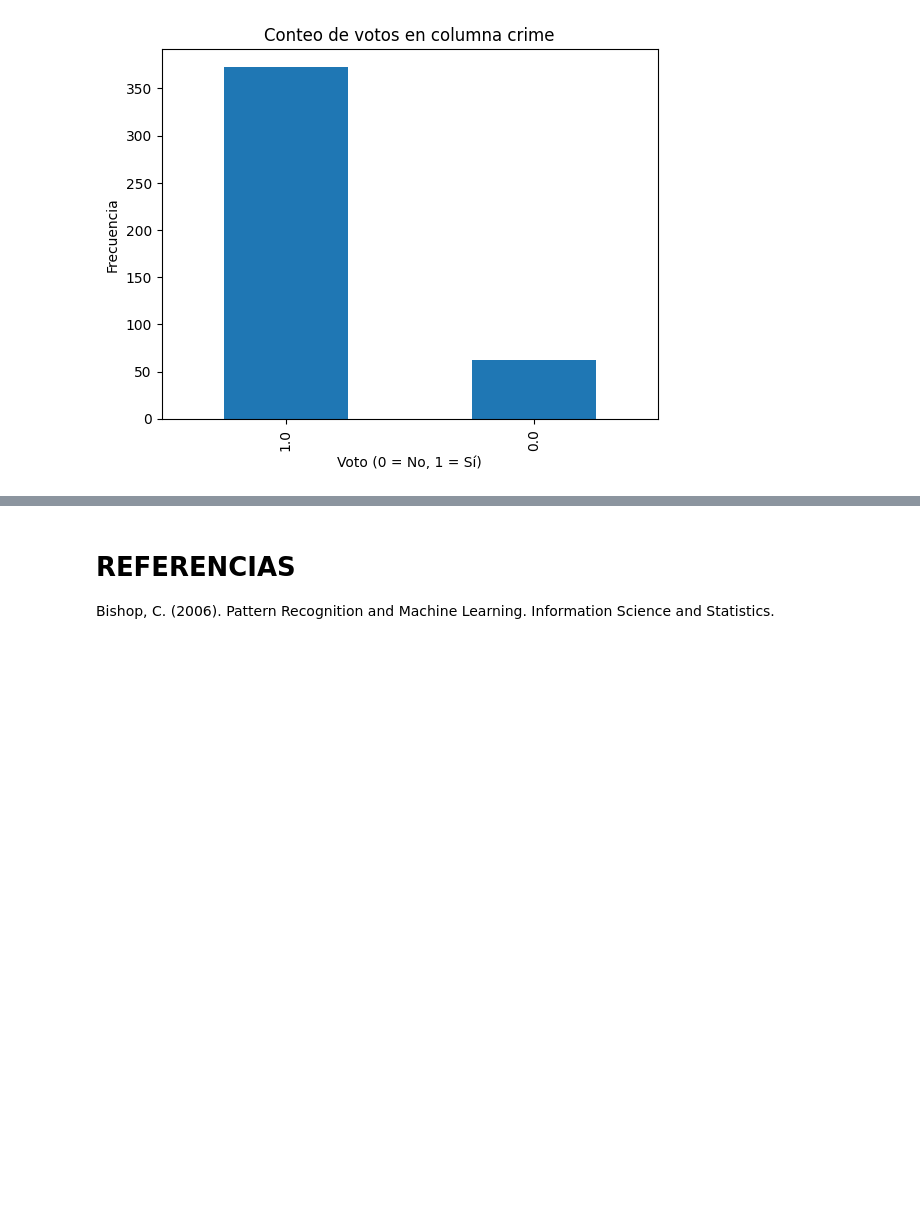
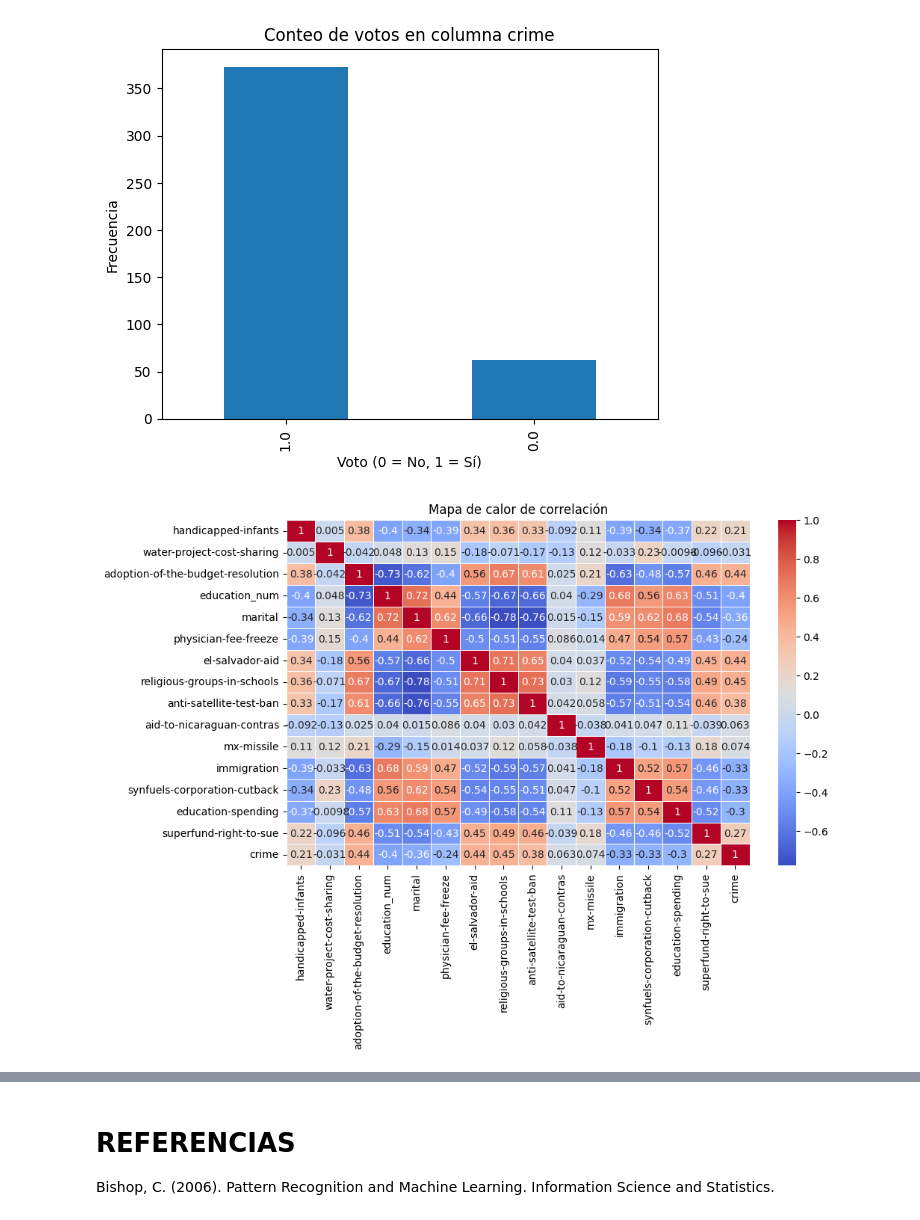
Before and after one commit to Jassonsan/MachineLearning, a Jupyter notebook: MORA_JASSON_ML_CLASS_02.ipynb, the cells around one changed output, grey strips where cells are left out. Saved outputs shown, nothing was run; the diff lists cells and outputs as text; code cells hidden in the pictures; blank space fills up the shorter version.

Commit message:
mapa de correlacion de house votes

```diff
--- a/MORA_JASSON_ML_CLASS_02.ipynb
+++ b/MORA_JASSON_ML_CLASS_02.ipynb
@@ -202,6 +202,17 @@ plt.ylabel('Frecuencia')
 plt.show()
 # %% [output]
 [figure]
+# %%
+# Gráfico de mapa de calor de correlación, se usa para visualizar la correlación entre las variables, excluyendo la columna 'Class Name:'
+plt.figure(figsize=(10, 6))
+sns.heatmap(df_house_votes.drop('Class Name:', axis=1).corr(),
+            annot=True,
+            cmap='coolwarm',
+            linewidths=0.5)
+plt.title("Mapa de calor de correlación")
+plt.show()
+# %% [output]
+[figure, added]
 # %% [markdown]
 # *** COMENTARIOS A RESULTADOS OBTENIDOS ***
 
```
Also changed, not shown: parts of 1 cell of this notebook.
